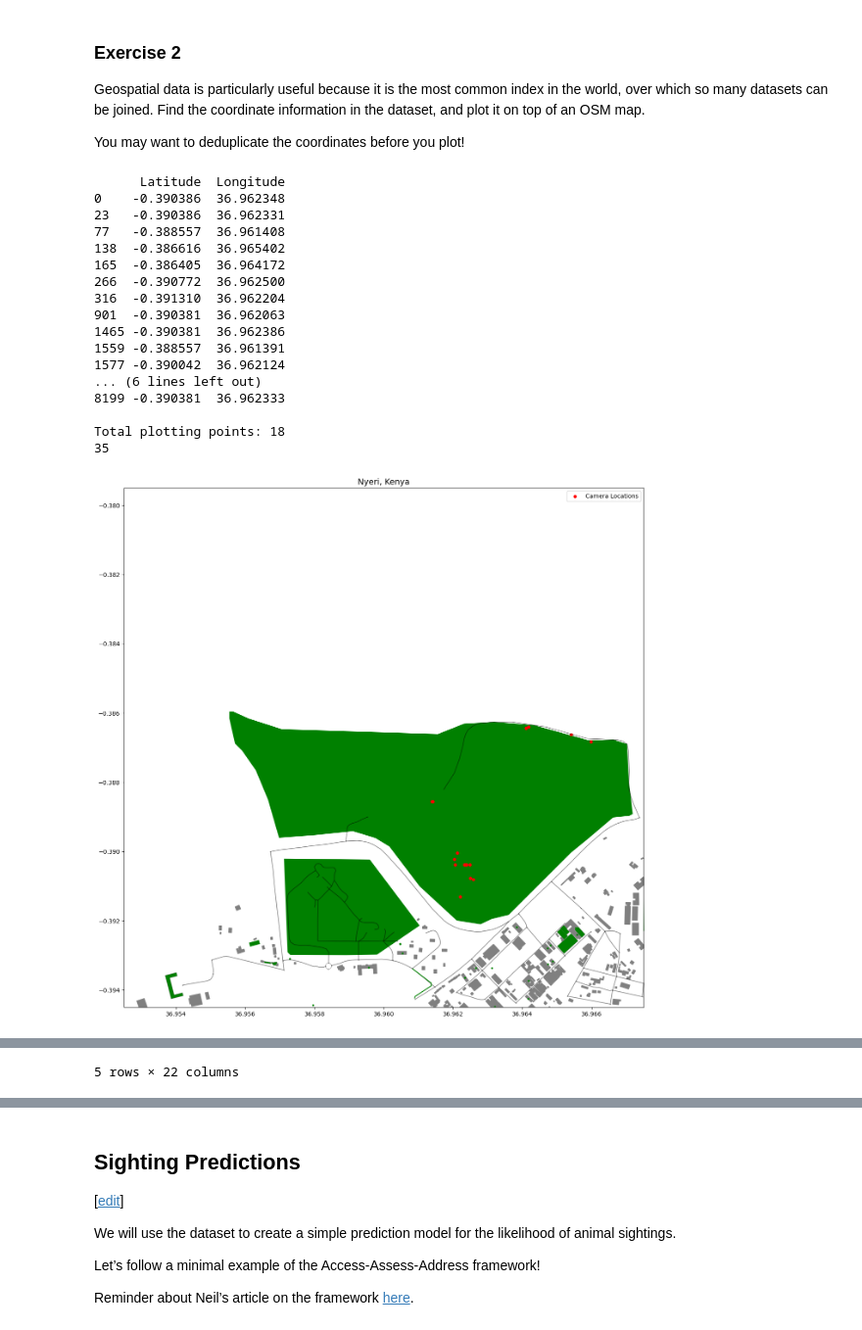
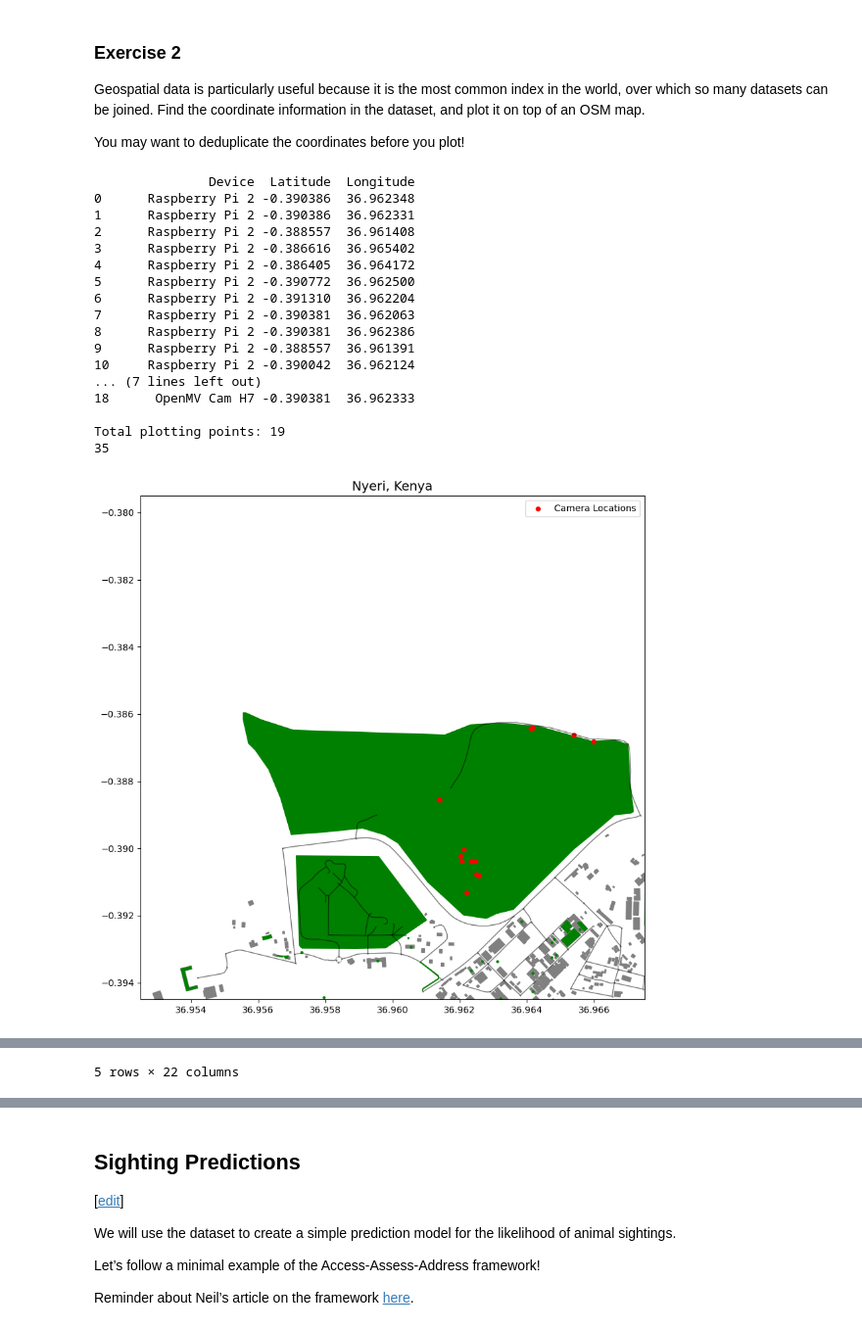
Before and after one commit to Paul-Bett/MLFC, a Jupyter notebook: _notebooks/practicals/03-dataset-joining-practical.ipynb, the cells around one changed output, grey strips where cells are left out. Shown: that part at 98% size. Cells and saved outputs as stored; diff of their text form; code cells hidden in the pictures.

```diff
--- a/_notebooks/practicals/03-dataset-joining-practical.ipynb
+++ b/_notebooks/practicals/03-dataset-joining-practical.ipynb
@@ -153,7 +160,7 @@ import warnings
 import math
 warnings.filterwarnings("ignore", category=FutureWarning, module='osmnx')
 
-porini_df_coords = porini_df[['Latitude', 'Longitude']].drop_duplicates().dropna()
+porini_df_coords = porini_df[['Device','Latitude', 'Longitude']].drop_duplicates().dropna().reset_index(drop=True)
 print(porini_df_coords)
 print("\nTotal plotting points: " + str(len(porini_df_coords)))
 
@@ -191,50 +198,50 @@ tags = {
     "leisure": True,
     "shop": True,
     "tourism": True,
     "religion": True,
     "memorial": True,
     "forest": True
 }
 
 
 pois = ox.features_from_bbox(bbox, tags)
 
 print(len(pois))
 
 
-fig, ax = plt.subplots(figsize=(16,16))
+fig, ax = plt.subplots(figsize=(10,10))
 area.plot(ax=ax, color="tan", alpha=0.5)
 buildings.plot(ax=ax, facecolor="gray", edgecolor="gray")
 edges.plot(ax=ax, linewidth=1, edgecolor="black", alpha=0.3)
 nodes.plot(ax=ax, color="black", markersize=1, alpha=0.3)
 pois.plot(ax=ax, color="green", markersize=5, alpha=1)
 ax.scatter(porini_df_coords['Longitude'], porini_df_coords['Latitude'], color='red', s=20, label='Camera Locations') # Add camera locations
 ax.set_xlim(west, east)
 ax.set_ylim(south, north)
 ax.set_title(place_name, fontsize=14)
 plt.legend()
 plt.show()
 
 pois.head()
 # %% [output]
-      Latitude  Longitude
-0    -0.390386  36.962348
-23   -0.390386  36.962331
-77   -0.388557  36.961408
-138  -0.386616  36.965402
-165  -0.386405  36.964172
-266  -0.390772  36.962500
-316  -0.391310  36.962204
-901  -0.390381  36.962063
-1465 -0.390381  36.962386
-1559 -0.388557  36.961391
-1577 -0.390042  36.962124
-... (6 lines left out)
-8199 -0.390381  36.962333
+               Device  Latitude  Longitude
+0      Raspberry Pi 2 -0.390386  36.962348
+1      Raspberry Pi 2 -0.390386  36.962331
+2      Raspberry Pi 2 -0.388557  36.961408
+3      Raspberry Pi 2 -0.386616  36.965402
+4      Raspberry Pi 2 -0.386405  36.964172
+5      Raspberry Pi 2 -0.390772  36.962500
+6      Raspberry Pi 2 -0.391310  36.962204
+7      Raspberry Pi 2 -0.390381  36.962063
+8      Raspberry Pi 2 -0.390381  36.962386
+9      Raspberry Pi 2 -0.388557  36.961391
+10     Raspberry Pi 2 -0.390042  36.962124
+... (7 lines left out)
+18      OpenMV Cam H7 -0.390381  36.962333
 
-Total plotting points: 18
+Total plotting points: 19
 35
-[figure, old version]
+[figure, new version]
 |  |  | geometry | addr:city | name | tourism | smoking | addr:street | amenity | wikidata | wikipedia | ... |
 | element | id |  |  |  |  |  |  |  |  |  | ... |
 | node | 2968791635 | POINT (36.96321 -0.39448) | Nyeri | Sunrise Hostels | hostel | NaN | NaN | NaN | NaN | NaN | ... |
```
Also changed, not shown: parts of 4 cells of this notebook.
